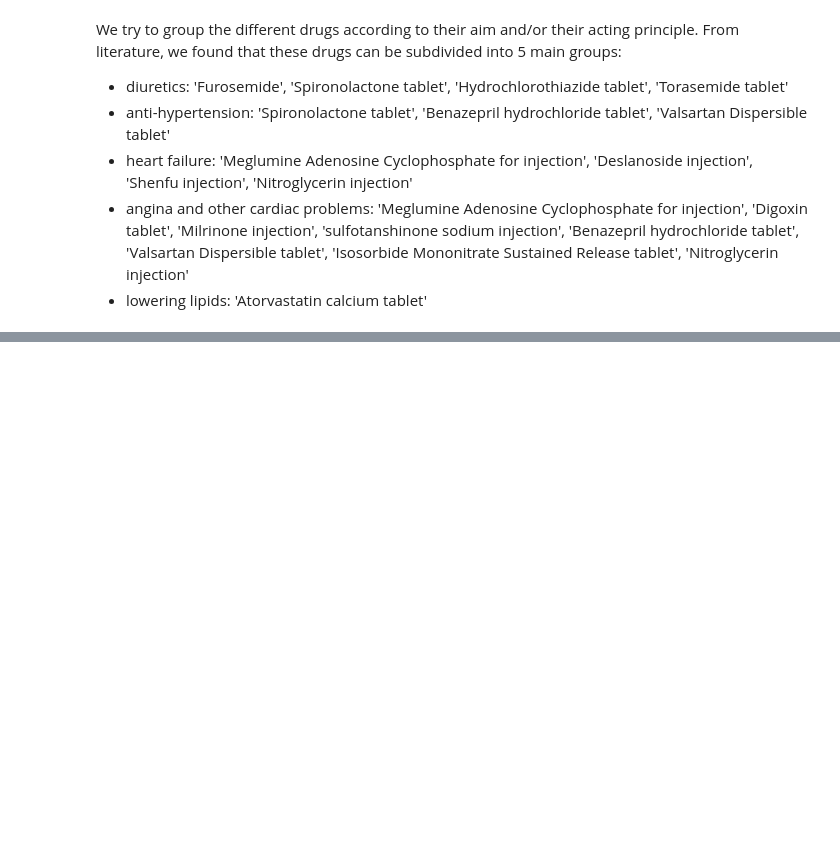
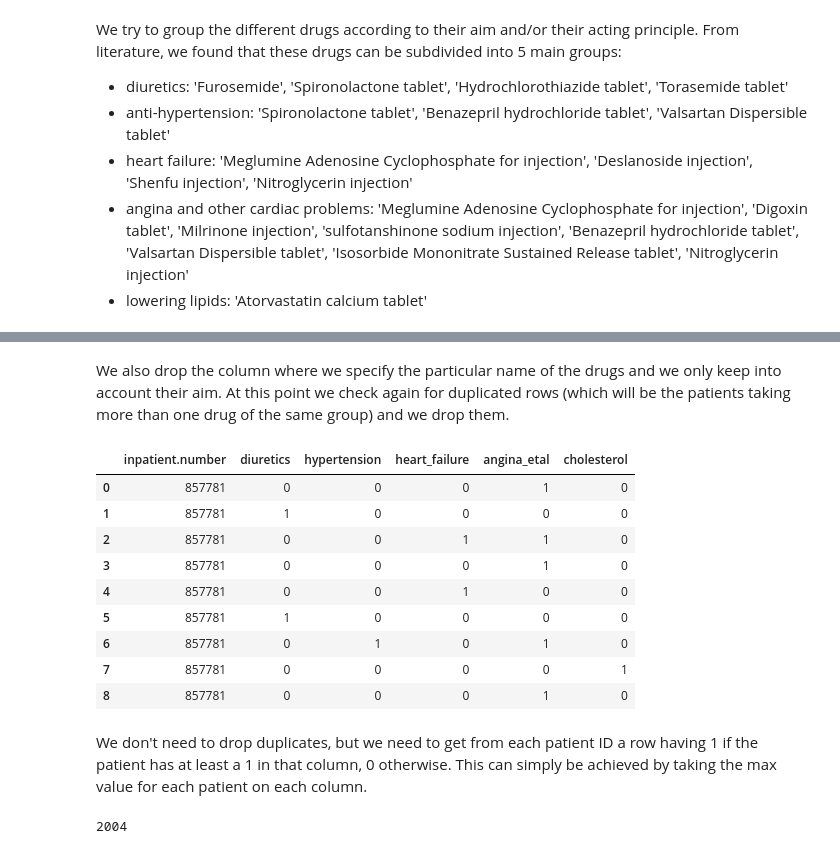
Before and after one commit to annachiara-rossi/heart-failure-project, a Jupyter notebook: 6_Drugs.ipynb, the cells around one changed output, grey strips where cells are left out. Cells and saved outputs as stored; diff of their text form; code cells hidden in the pictures; blank space fills up the shorter version.

Commit message:
Drugs dataset merged

```diff
--- a/6_Drugs.ipynb
+++ b/6_Drugs.ipynb
@@ -290,8 +116,0 @@ drugs_by_aim
-# %%
-cholesterol = drugs_by_aim['Drug_name'].copy()
-CHOLESTEROL = ['Atorvastatin calcium tablet']
-for i in range(drugs.shape[0]):
-    if cholesterol[i] in CHOLESTEROL:
-        cholesterol[i]=1
-    else:
-        cholesterol[i]=0
@@ -383,0 +119,53 @@ pat
+# %%
+DIURETICS= ['Furosemide', 'Spironolactone tablet', 'Hydrochlorothiazide tablet', 'Torasemide tablet']
+HYPERTENSION = ['Spironolactone tablet', 'Benazepril hydrochloride tablet', 'Valsartan Dispersible tablet']
+HEART_FAILURE = ['Meglumine Adenosine Cyclophosphate for injection', 'Deslanoside injection', 'Shenfu injection',
+                 'Nitroglycerin injection']
+ANGINA_ETAL = ['Meglumine Adenosine Cyclophosphate for injection', 'Digoxin tablet', 'Milrinone injection',
+               'sulfotanshinone sodium injection', 'Benazepril hydrochloride tablet',
+               'Valsartan Dispersible tablet', 'Isosorbide Mononitrate Sustained Release tablet',
+               'Nitroglycerin injection']
+CHOLESTEROL = ['Atorvastatin calcium tablet']
+
+# create a list containing these groups of drugs
+
+list_of_groups = [DIURETICS, HYPERTENSION, HEART_FAILURE, ANGINA_ETAL, CHOLESTEROL]
+# %%
+drug_group = ['diuretics','hypertension','heart_failure','angina_etal','cholesterol']
+
+for group_idx,drug in enumerate(drug_group):
+
+    new_col = drugs_by_aim['Drug_name'].copy()
+
+    for i in range(drugs.shape[0]):
+        if new_col[i] in list_of_groups[group_idx]:
+            new_col[i]=1
+        else:
+            new_col[i]=0
+
+    drugs_by_aim[drug]= new_col
+
+drugs_by_aim.drop('Drug_name', axis=1, inplace=True)
+# %% [markdown]
+We also drop the column where we specify the particular name of the drugs and we only keep into account their aim.
+At this point we check again for duplicated rows (which will be the patients taking more than one drug of the same group) and we drop them.
+# %%
+drugs_by_aim[drugs_by_aim['inpatient.number'] == 857781]
+# %% [output]
+|  | inpatient.number | diuretics | hypertension | heart_failure | angina_etal | cholesterol |
+| 0 | 857781 | 0 | 0 | 0 | 1 | 0 |
+| 1 | 857781 | 1 | 0 | 0 | 0 | 0 |
+| 2 | 857781 | 0 | 0 | 1 | 1 | 0 |
+| 3 | 857781 | 0 | 0 | 0 | 1 | 0 |
+| 4 | 857781 | 0 | 0 | 1 | 0 | 0 |
+| 5 | 857781 | 1 | 0 | 0 | 0 | 0 |
+| 6 | 857781 | 0 | 1 | 0 | 1 | 0 |
+| 7 | 857781 | 0 | 0 | 0 | 0 | 1 |
+| 8 | 857781 | 0 | 0 | 0 | 1 | 0 |
+# %% [markdown]
+We don't need to drop duplicates, but we need to get from each patient ID a row having 1 if the patient has at least a 1 in that column, 0 otherwise. This can simply be achieved by taking the max value for each patient on each column.
+# %%
+df_grouped = drugs_by_aim.groupby(['inpatient.number'])
+df_grouped.ngroups
+# %% [output]
+2004
```
Also changed, not shown: parts of 37 cells of this notebook.
